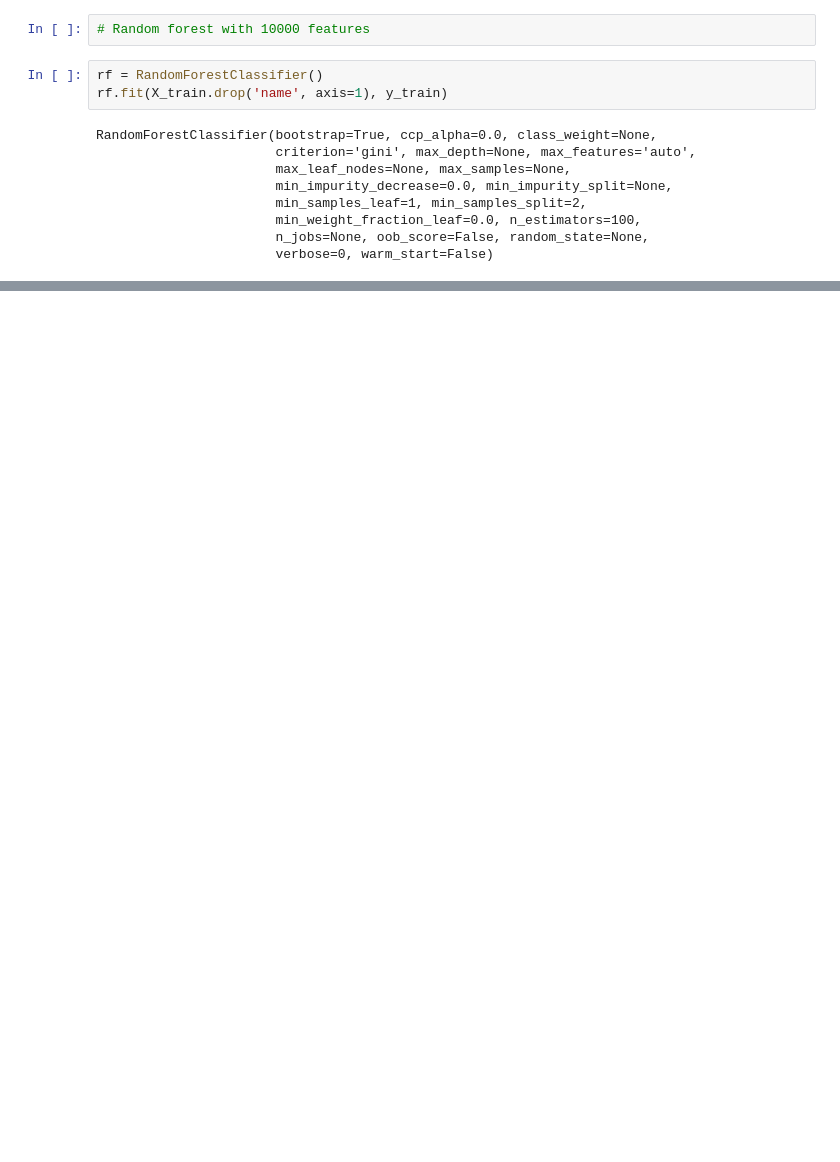
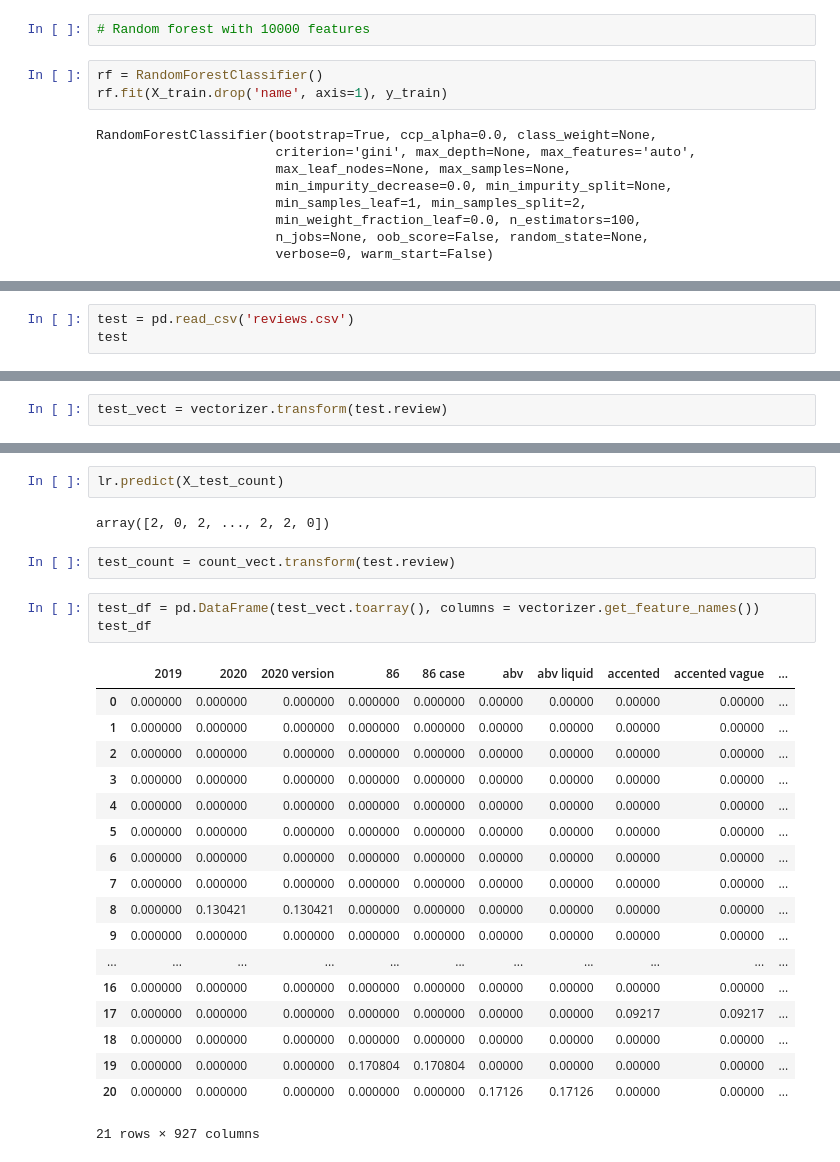
Before and after one commit to saurin33/final_project, a Jupyter notebook: sentiment_analysis.ipynb, the cells around one changed output, grey strips where cells are left out. Saved outputs shown, nothing was run; the diff lists cells and outputs as text; blank space fills up the shorter version.

```diff
--- a/sentiment_analysis.ipynb
+++ b/sentiment_analysis.ipynb
@@ -702,0 +686,3 @@ m_df
+# %%
+test = pd.read_csv('reviews.csv')
+test
@@ -702,0 +707,2 @@ m_df
+# %%
+test_vect = vectorizer.transform(test.review)
@@ -727,0 +819,28 @@ ValueError: Number of features of the model must match the input. Model n_featur
+# %%
+lr.predict(X_test_count)
+# %% [output]
+array([2, 0, 2, ..., 2, 2, 0])
+# %%
+test_count = count_vect.transform(test.review)
+# %%
+test_df = pd.DataFrame(test_vect.toarray(), columns = vectorizer.get_feature_names())
+test_df
+# %% [output]
+|  | 2019 | 2020 | 2020 version | 86 | 86 case | abv | abv liquid | accented | accented vague | ... |
+| 0 | 0.000000 | 0.000000 | 0.000000 | 0.000000 | 0.000000 | 0.00000 | 0.00000 | 0.00000 | 0.00000 | ... |
+| 1 | 0.000000 | 0.000000 | 0.000000 | 0.000000 | 0.000000 | 0.00000 | 0.00000 | 0.00000 | 0.00000 | ... |
+| 2 | 0.000000 | 0.000000 | 0.000000 | 0.000000 | 0.000000 | 0.00000 | 0.00000 | 0.00000 | 0.00000 | ... |
+| 3 | 0.000000 | 0.000000 | 0.000000 | 0.000000 | 0.000000 | 0.00000 | 0.00000 | 0.00000 | 0.00000 | ... |
+| 4 | 0.000000 | 0.000000 | 0.000000 | 0.000000 | 0.000000 | 0.00000 | 0.00000 | 0.00000 | 0.00000 | ... |
+| 5 | 0.000000 | 0.000000 | 0.000000 | 0.000000 | 0.000000 | 0.00000 | 0.00000 | 0.00000 | 0.00000 | ... |
+| 6 | 0.000000 | 0.000000 | 0.000000 | 0.000000 | 0.000000 | 0.00000 | 0.00000 | 0.00000 | 0.00000 | ... |
+| 7 | 0.000000 | 0.000000 | 0.000000 | 0.000000 | 0.000000 | 0.00000 | 0.00000 | 0.00000 | 0.00000 | ... |
+| 8 | 0.000000 | 0.130421 | 0.130421 | 0.000000 | 0.000000 | 0.00000 | 0.00000 | 0.00000 | 0.00000 | ... |
+| 9 | 0.000000 | 0.000000 | 0.000000 | 0.000000 | 0.000000 | 0.00000 | 0.00000 | 0.00000 | 0.00000 | ... |
+| ... | ... | ... | ... | ... | ... | ... | ... | ... | ... | ... |
+| 16 | 0.000000 | 0.000000 | 0.000000 | 0.000000 | 0.000000 | 0.00000 | 0.00000 | 0.00000 | 0.00000 | ... |
+| 17 | 0.000000 | 0.000000 | 0.000000 | 0.000000 | 0.000000 | 0.00000 | 0.00000 | 0.09217 | 0.09217 | ... |
+| 18 | 0.000000 | 0.000000 | 0.000000 | 0.000000 | 0.000000 | 0.00000 | 0.00000 | 0.00000 | 0.00000 | ... |
+| 19 | 0.000000 | 0.000000 | 0.000000 | 0.170804 | 0.170804 | 0.00000 | 0.00000 | 0.00000 | 0.00000 | ... |
+| 20 | 0.000000 | 0.000000 | 0.000000 | 0.000000 | 0.000000 | 0.17126 | 0.17126 | 0.00000 | 0.00000 | ... |
+21 rows × 927 columns
```
Also changed, not shown: parts of 69 cells of this notebook.
